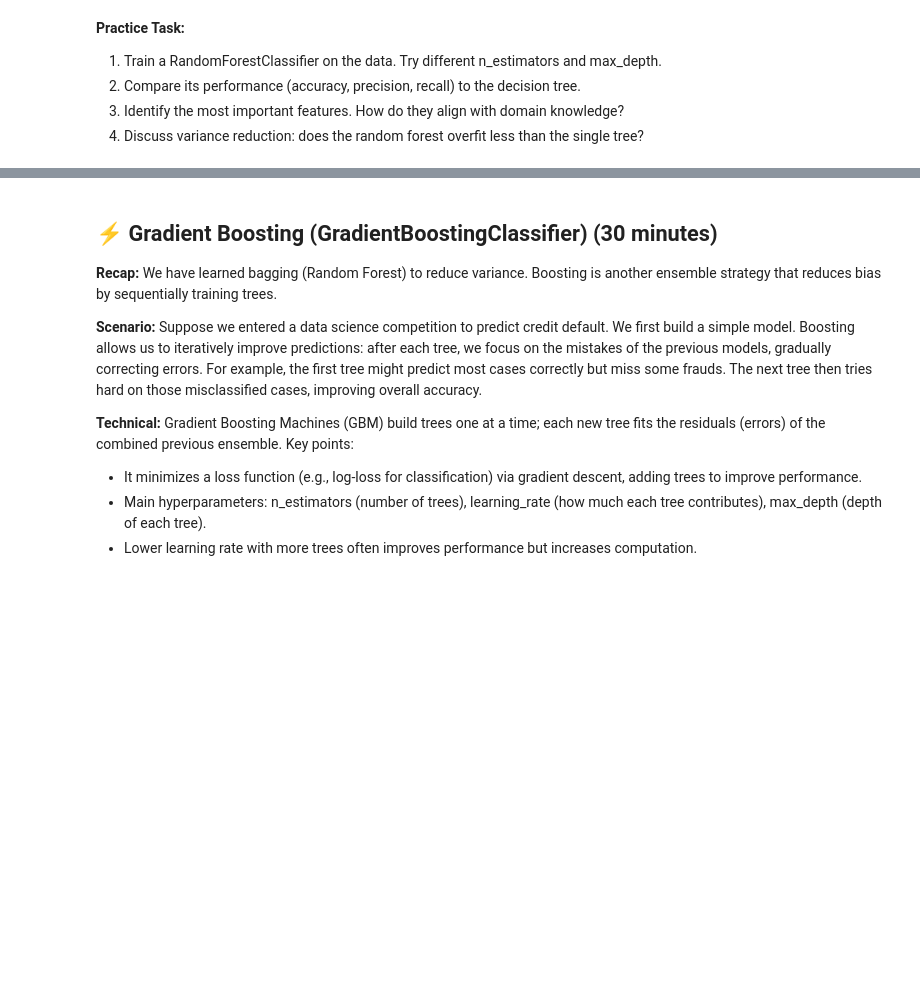
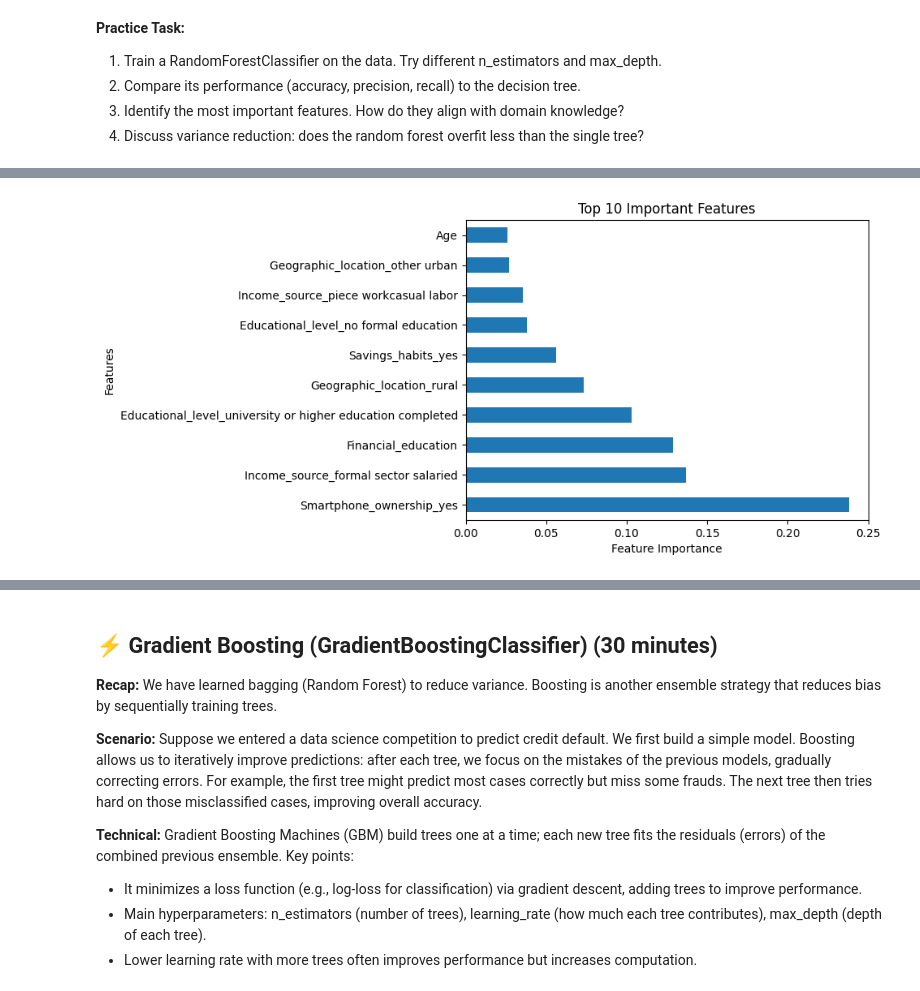
Before and after one commit to datasafariio/AI-bootcamp-fall2025, a Jupyter notebook: Session5/Session5_Supervised_Learning_Classification_(Tree-Based_Models).ipynb, the cells around one changed output, grey strips where cells are left out. Cells and saved outputs as stored; diff of their text form; code cells hidden in the pictures; blank space fills up the shorter version.

```diff
--- a/Session5/Session5_Supervised_Learning_Classification_(Tree-Based_Models).ipynb
+++ b/Session5/Session5_Supervised_Learning_Classification_(Tree-Based_Models).ipynb
@@ -995,0 +1203,13 @@ import seaborn as sns
+# %%
+# Set up the GridSearchCV with the Random Forest Classifier
+grid_rf = GridSearchCV(
+    estimator=RandomForestClassifier(
+        random_state=42,
+        class_weight="balanced"
+    ),
+    param_grid=param_grid,
+    cv=5,
+    scoring="recall",
+    n_jobs=-1,
+    verbose=1
+)
@@ -995,0 +1218,3 @@ import seaborn as sns
+# %%
+# Fit the GridSearchCV to the training data
+grid_rf.fit(X_train, y_train)
@@ -995,0 +1240,3 @@ import seaborn as sns
+# %%
+# Extract the best estimator
+best_rf = grid_rf.best_estimator_
@@ -995,0 +1287,8 @@ import seaborn as sns
+# %%
+# Feature importances from the best Random Forest model
+importances = pd.Series(
+    best_rf.feature_importances_,
+    index=X.columns
+).sort_values(ascending=False)
+
+importances.head(10)
@@ -995,0 +1307,10 @@ import seaborn as sns
+# %%
+# Plot the top 10 important features
+importances.head(10).plot(kind="barh")
+
+plt.title("Top 10 Important Features")
+plt.xlabel("Feature Importance")
+plt.ylabel("Features")
+plt.show()
+# %% [output]
+[figure, added]
```
Also changed, not shown: parts of 59 cells of this notebook, 16 other files.
